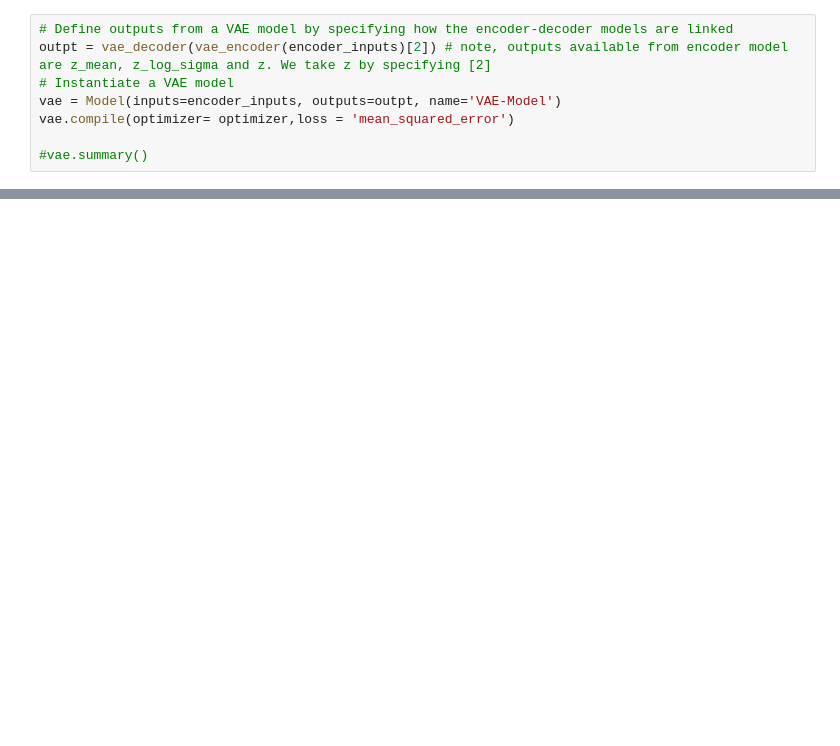
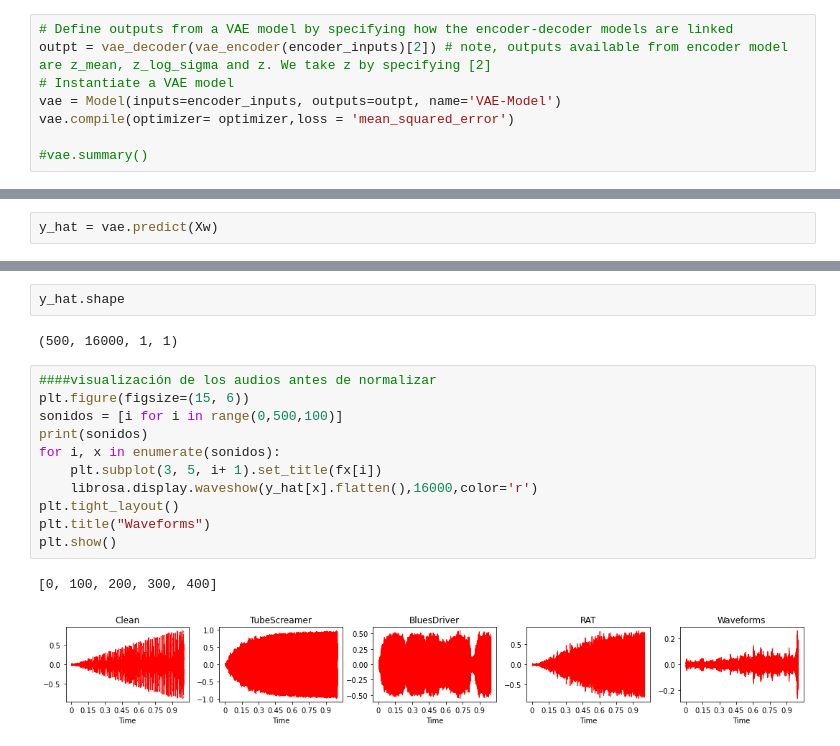
Before and after one commit to mezaga/ACIML, a Jupyter notebook: train.ipynb, the cells around one changed output, grey strips where cells are left out. Saved outputs shown, nothing was run; the diff lists cells and outputs as text; blank space fills up the shorter version.

```diff
--- a/train.ipynb
+++ b/train.ipynb
@@ -164,0 +198,2 @@ tr_logs = vae.fit(Xw[:800],Xw[:800], shuffle = True, batch_size= 5, epochs= 80)
+# %%
+y_hat = vae.predict(Xw)
@@ -164,0 +203,18 @@ tr_logs = vae.fit(Xw[:800],Xw[:800], shuffle = True, batch_size= 5, epochs= 80)
+# %%
+y_hat.shape
+# %% [output]
+(500, 16000, 1, 1)
+# %%
+####visualización de los audios antes de normalizar
+plt.figure(figsize=(15, 6))
+sonidos = [i for i in range(0,500,100)]
+print(sonidos)
+for i, x in enumerate(sonidos):
+    plt.subplot(3, 5, i+ 1).set_title(fx[i])
+    librosa.display.waveshow(y_hat[x].flatten(),16000,color='r')
+plt.tight_layout()
+plt.title("Waveforms")
+plt.show()
+# %% [output]
+[0, 100, 200, 300, 400]
+[figure, added]
```
Also changed, not shown: parts of 11 cells of this notebook.
